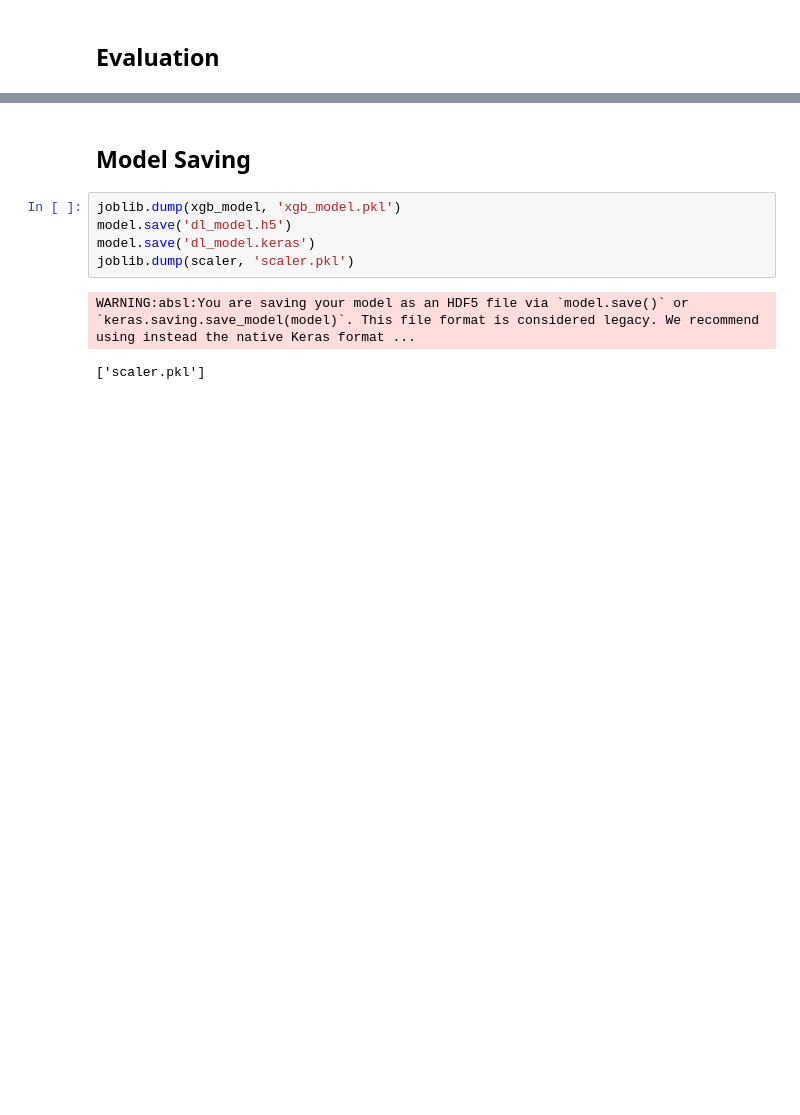
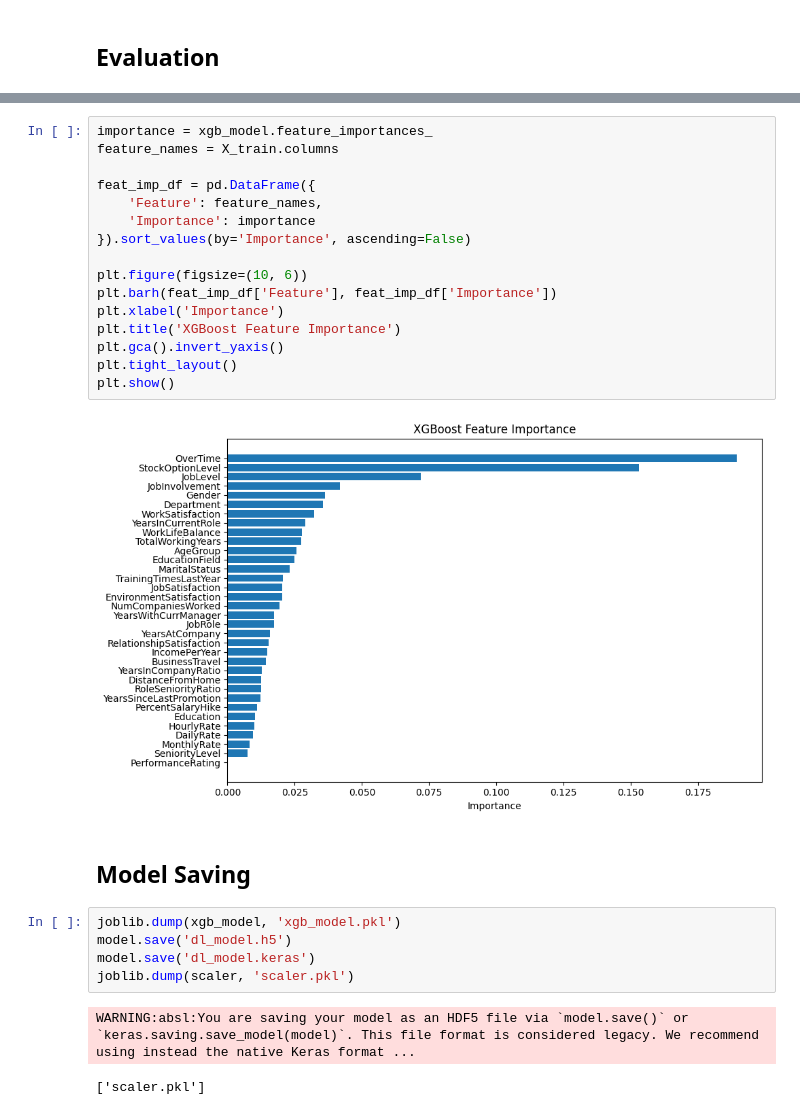
Before and after one commit to hwamichelleangelina/hr_management_solution, a Jupyter notebook: notebook.ipynb, the cells around one changed output, grey strips where cells are left out. Cells and saved outputs as stored; diff of their text form; blank space fills up the shorter version.

```diff
--- a/notebook.ipynb
+++ b/notebook.ipynb
@@ -1007,3 +1019,21 @@ ROC AUC: 0.8103
+# %%
+importance = xgb_model.feature_importances_
+feature_names = X_train.columns
+
+feat_imp_df = pd.DataFrame({
+    'Feature': feature_names,
+    'Importance': importance
+}).sort_values(by='Importance', ascending=False)
+
+plt.figure(figsize=(10, 6))
+plt.barh(feat_imp_df['Feature'], feat_imp_df['Importance'])
+plt.xlabel('Importance')
+plt.title('XGBoost Feature Importance')
+plt.gca().invert_yaxis()
+plt.tight_layout()
+plt.show()
+# %% [output]
+[figure, added]
 # %% [markdown]
 ## Model Saving
 # %%
```
Also changed, not shown: parts of 9 cells of this notebook.
